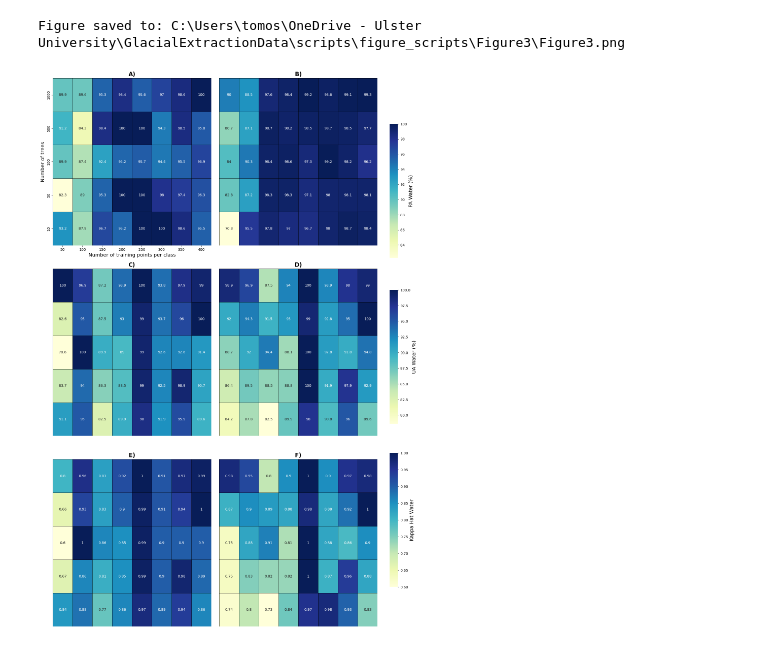
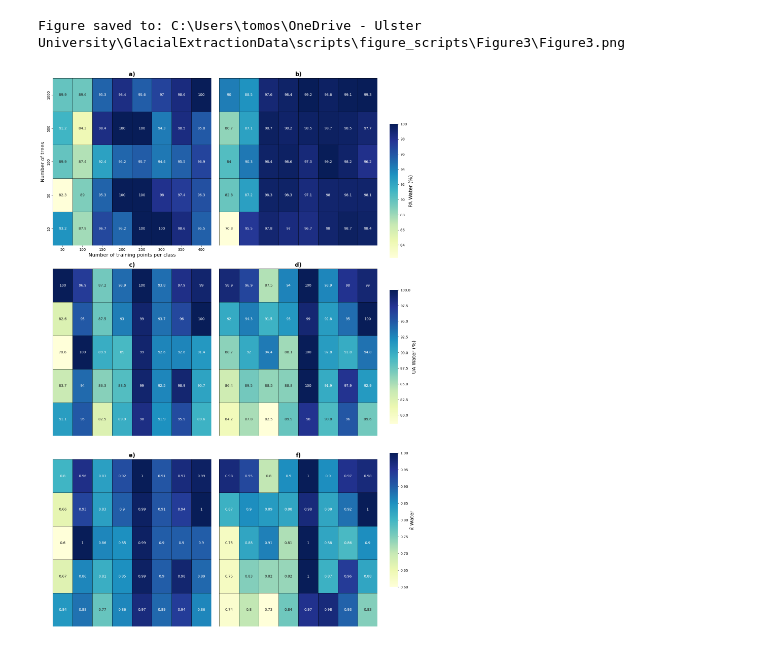
Before and after one commit to tomosglaciology/GlacialLakeExtractions, a Jupyter notebook: scripts/figure_scripts/Figure3/Figure3.ipynb, the cells around one changed output. Cells and saved outputs as stored; diff of their text form; code cells hidden in the pictures.

```diff
--- a/scripts/figure_scripts/Figure3/Figure3.ipynb
+++ b/scripts/figure_scripts/Figure3/Figure3.ipynb
@@ -61,16 +61,16 @@ sns.heatmap(
     linewidths=0.5
 )
 
-axes[0, 0].set_title("A)", fontsize=16, fontweight="bold")
+axes[0, 0].set_title("a)", fontsize=16, fontweight="bold")
 axes[0, 0].set_ylabel("Number of trees", fontsize=14)
 axes[0, 0].set_xlabel("Number of training points per class", fontsize=14)
 
 heatmaps = [
-    (heatmap_data_pa_wc, axes[0, 1], "B)", None, None, 1),
-    (heatmap_data_ua_wnw, axes[1, 0], "C)", cbar_ax_ua, "UA Water (%)", 1),
-    (heatmap_data_ua_wc, axes[1, 1], "D)", None, None, 1),
-    (heatmap_data_kappa_wnw, axes[2, 0], "E)", cbar_ax_kappa, "Kappa Hat Water", 2),
-    (heatmap_data_kappa_wc, axes[2, 1], "F)", None, None, 2),
+    (heatmap_data_pa_wc, axes[0, 1], "b)", None, None, 1),
+    (heatmap_data_ua_wnw, axes[1, 0], "c)", cbar_ax_ua, "UA Water (%)", 1),
+    (heatmap_data_ua_wc, axes[1, 1], "d)", None, None, 1),
+    (heatmap_data_kappa_wnw, axes[2, 0], "e)", cbar_ax_kappa, "$\hat{\kappa}$ Water", 2),
+    (heatmap_data_kappa_wc, axes[2, 1], "f)", None, None, 2),
 ]
 
 for data, ax, title, cbar_ax, cbar_label, decimal_places in heatmaps:
@@ -81,32 +81,32 @@ for data, ax, title, cbar_ax, cbar_label, decimal_places in heatmaps:
         annot=annotations,
         fmt="",
         cmap="YlGnBu",
         ax=ax,
         cbar=cbar_ax is not None,
         cbar_ax=cbar_ax,
         cbar_kws={"label": cbar_label} if cbar_label else None,
         linecolor="black",
         linewidths=0.5
     )
 
     ax.set_title(title, fontsize=16, fontweight="bold")
     ax.set_ylabel("")
     ax.set_xlabel("")
     ax.set_xticklabels([])
     ax.set_yticklabels([])
     ax.tick_params(left=False, bottom=False)
 
 cbar_ax_pa.set_ylabel("PA Water (%)", fontsize=14)
 cbar_ax_ua.set_ylabel("UA Water (%)", fontsize=14)
-cbar_ax_kappa.set_ylabel("Kappa Hat Water", fontsize=14)
+cbar_ax_kappa.set_ylabel("$\hat{\kappa}$ Water", fontsize=14)
 
 fig.subplots_adjust(left=0.08, right=0.88, top=0.95, bottom=0.05)
 
 fig.savefig(save_path, dpi=300, bbox_inches="tight", pad_inches=0.1)
 print(f"Figure saved to: {save_path}")
 
 plt.show()
 plt.close(fig)
 # %% [output]
 Figure saved to: C:\Users\tomos\OneDrive - Ulster University\GlacialExtractionData\scripts\figure_scripts\Figure3\Figure3.png
-[figure, old version]
+[figure, new version]
```
Also changed, not shown: 5 other files.
